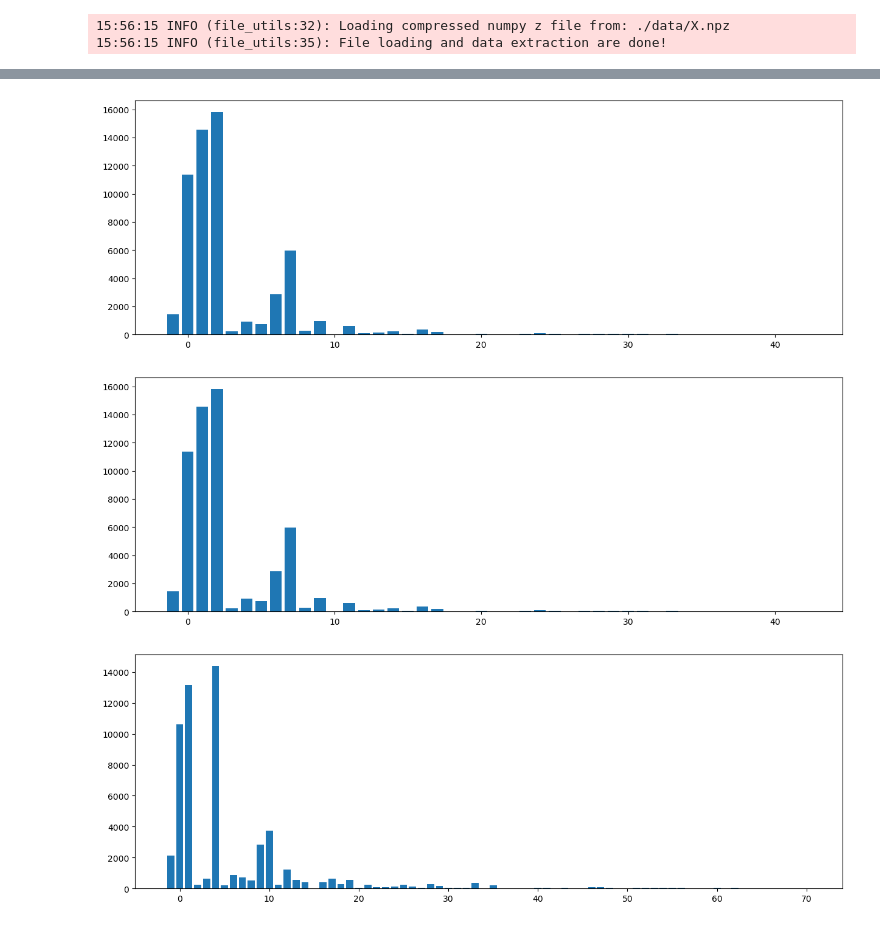
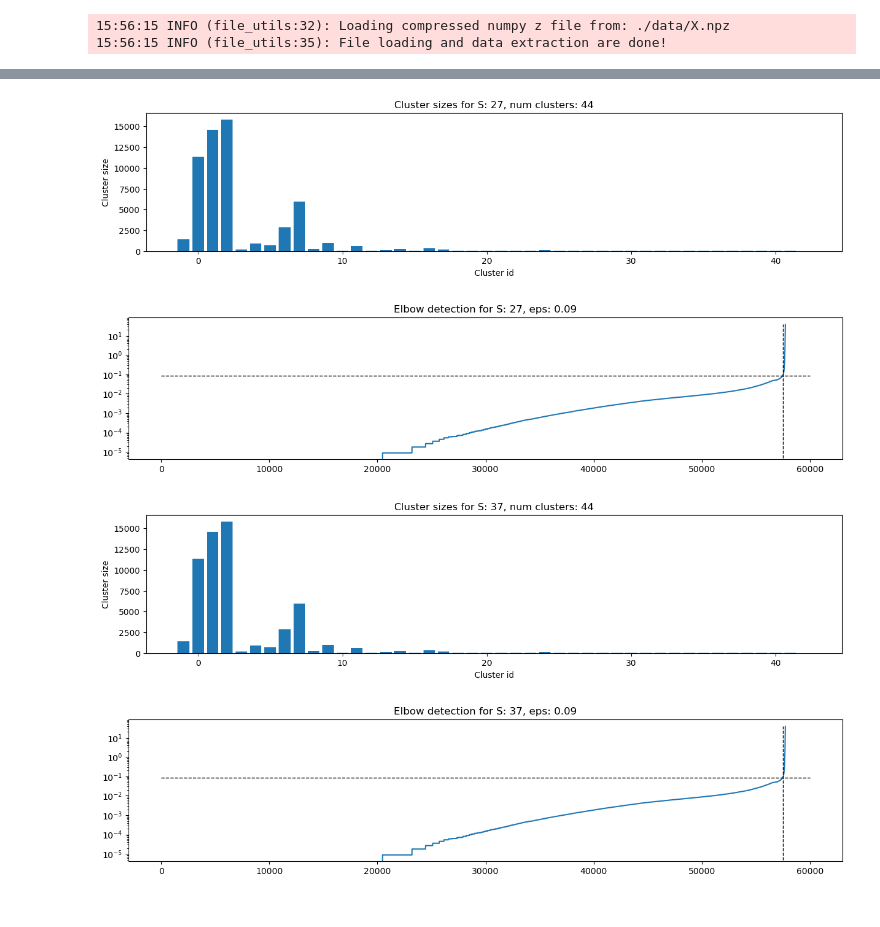
Before and after one commit to ivan-zapreev/ML-PT, a Jupyter notebook: 03_tune_dbscan.ipynb, the cells around one changed output, grey strips where cells are left out. Saved outputs shown, nothing was run; the diff lists cells and outputs as text; code cells hidden in the pictures.

Commit message:
Tuning the clustering part with DBSCAN

```diff
--- a/03_tune_dbscan.ipynb
+++ b/03_tune_dbscan.ipynb
@@ -35,11 +35,7 @@ logger.info(f'Choosing the min_samples value: {min_samples}')
 
 # Perform primitive grid search using the S value of the kneed algorithm
 s_values = list(range(1, 60, 2))
-labels_cnt, eps_values, cluster_ids, clust_sizes = [], [], [], []
+s_results = []
 for s_value in tqdm(s_values, desc=f'Computing number of clusters'):
-    eps_value, cluster_labels, label_counts = fit_dbscan_clusters(X, min_samples, s_value)
-    eps_values.append(eps_values)
-    labels_cnt.append(len(cluster_labels))
-    cluster_ids.append(cluster_labels)
-    clust_sizes.append(label_counts)
+    s_results.append(fit_dbscan_clusters(X, min_samples, s_value))
 # %% [output]
@@ -58,0 +56,16 @@ Text(0, 0.5, 'Number of clusters')
+# %%
+from src.model.dbscan.tuning import visualize_elbow_eps_value
+
+# Plot cluster sizes for specified S values
+def plot_cluster_sizes_for_s(s_values, s_results, s_value):
+    fig, ax = plt.subplots(figsize=(15, 3))
+    index = s_values.index(s_value)
+    cluster_labels = s_results[index]['cluster_labels']
+    cluster_sizes = s_results[index]['cluster_sizes']
+    _ = plt.bar(x = cluster_labels, height = cluster_sizes)
+    plt.title(f'Cluster sizes for S: {s_value}, num clusters: {len(cluster_labels)}')
+    ax.set_xlabel('Cluster id')
+    ax.set_ylabel('Cluster size')
+
+    # Visualize the elbow curve
+    visualize_elbow_eps_value(**s_results[index]['elbow'], title=f'Elbow detection for S: {s_value}')
@@ -59,24 +96,9 @@ Text(0, 0.5, 'Number of clusters')
 # %%
-# From the plot above, the last S-value before the just to 70+ clusters is S = 37
-# Let us plot the corresponding cluster sizes
-fig, ax = plt.subplots(figsize=(15, 5))
-index = s_values.index(37)
-_ = plt.bar(x=cluster_ids[index], height=clust_sizes[index])
+# Let us check on the being and end constant cluster size ranges
+plot_cluster_sizes_for_s(s_values, s_results, 27)
+plot_cluster_sizes_for_s(s_values, s_results, 37)
 # %% [output]
-[figure, old version]
+[figure, new version]
+[figure, added]
+[figure, added]
+[figure, added]
-# %%
-# From the plot above, the first S-value before we go to 70+ clusters from 44 is S = 27
-# Let us plot the corresponding cluster sizes
-fig, ax = plt.subplots(figsize=(15, 5))
-index = s_values.index(27)
-_ = plt.bar(x=cluster_ids[index], height=clust_sizes[index])
-# %% [output]
-[figure, removed]
-# %%
-# From the plot above, the last S-value before the just to 70+ clusters is S = 37
-# Let us plot the corresponding cluster sizes
-fig, ax = plt.subplots(figsize=(15, 5))
-index = s_values.index(39)
-_ = plt.bar(x=cluster_ids[index], height=clust_sizes[index])
-# %% [output]
-[figure, removed]
```
Also changed, not shown: parts of 9 cells of this notebook, 1 other file.
